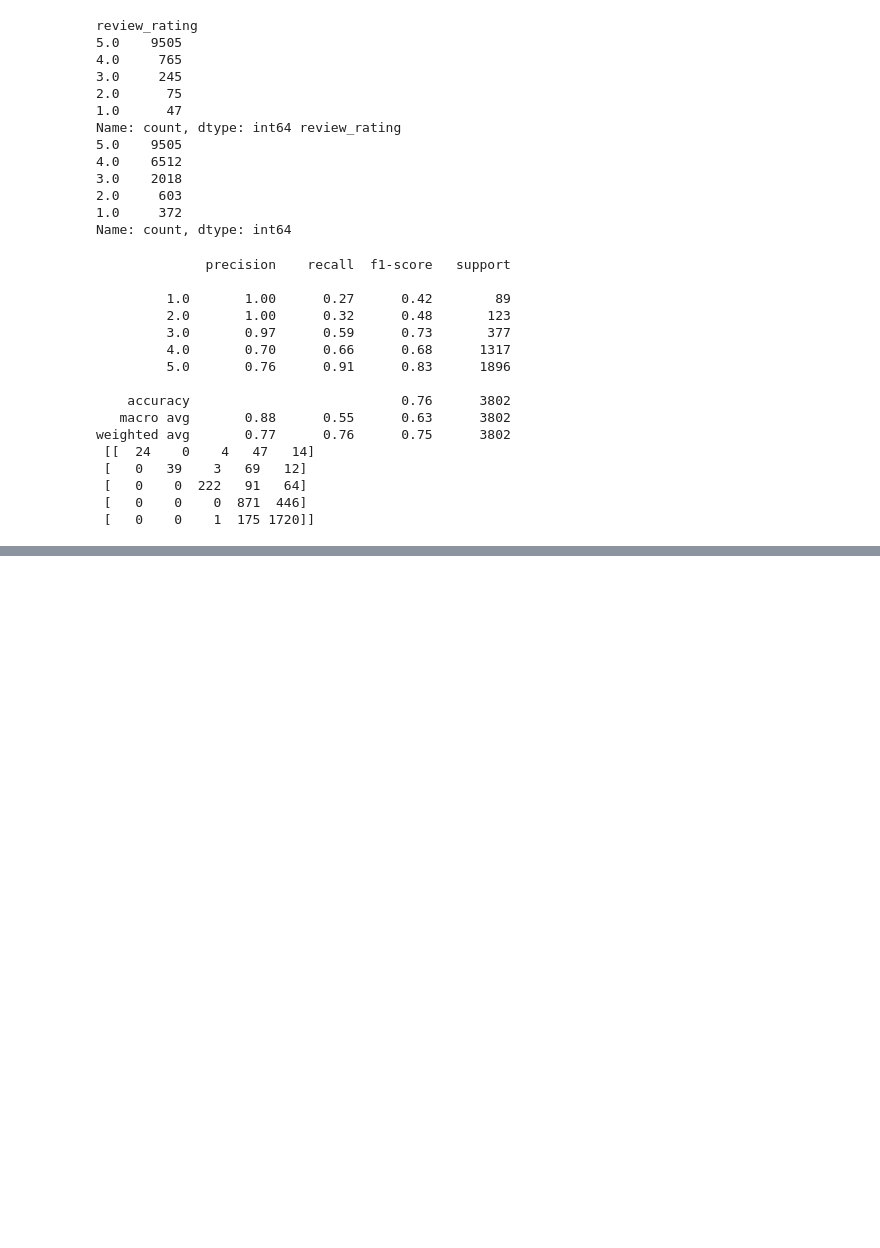
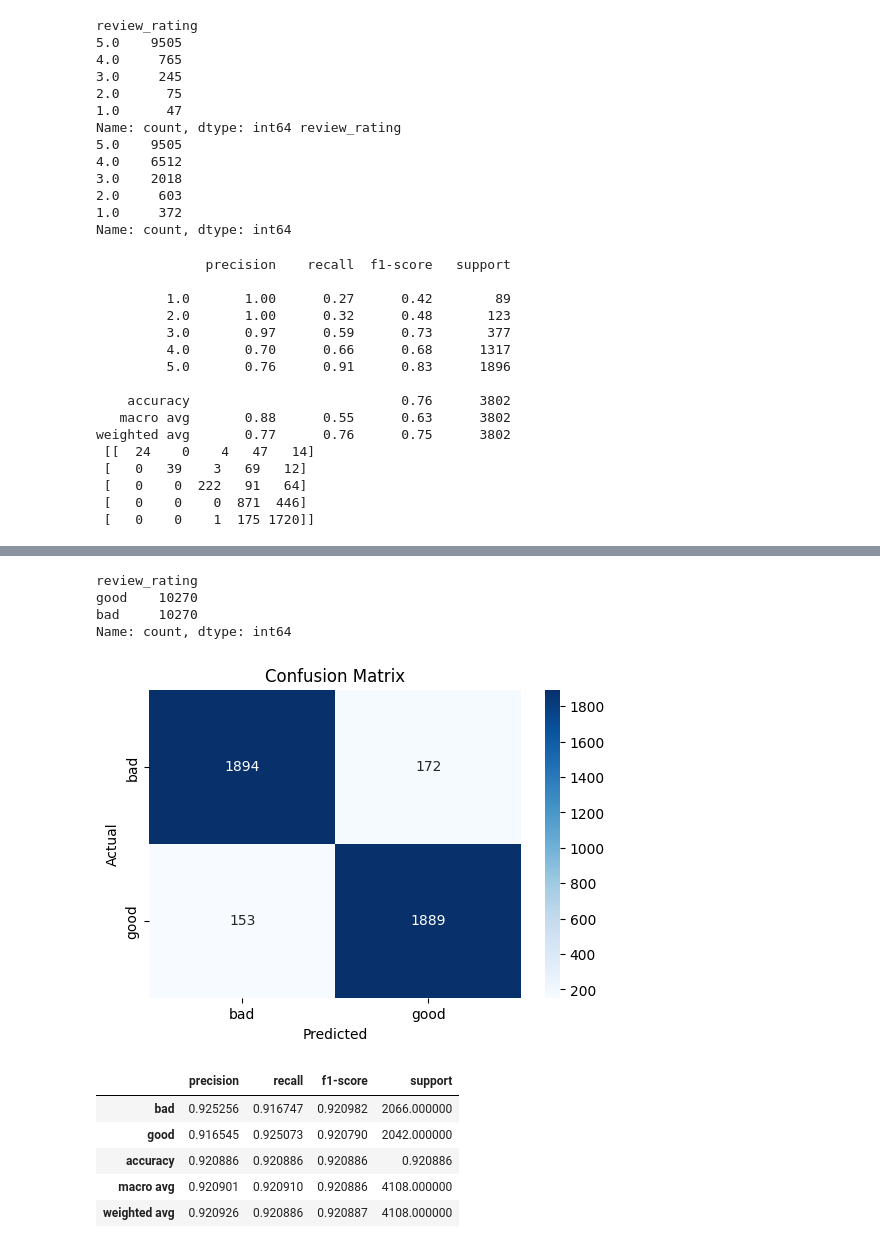
Before and after one commit to Lakes41/Course-Reviews-Sentiment-analysis, a Jupyter notebook: Main.ipynb, the cells around one changed output, grey strips where cells are left out. Saved outputs shown, nothing was run; the diff lists cells and outputs as text; code cells hidden in the pictures; blank space fills up the shorter version.

```diff
--- a/Main.ipynb
+++ b/Main.ipynb
@@ -278,0 +345,64 @@ weighted avg       0.77      0.76      0.75      3802
+# %%
+# Separate the majority and minority classes
+df_majority_binary = binary_data[binary_data.review_rating == 'good']
+df_minority_binary = binary_data[binary_data.review_rating == 'bad']
+
+# Oversample minority class
+df_minority_upsampled_binary = resample(df_minority_binary,
+                                        replace=True,     # sample with replacement
+                                        n_samples=len(df_majority_binary),    # to match majority class
+                                        random_state=2025) # reproducible results
+
+# Combine majority class with upsampled minority class
+df_upsampled_binary = pd.concat([df_majority_binary, df_minority_upsampled_binary])
+
+# Display new class counts
+df_upsampled_binary.review_rating.value_counts()
+# %% [output]
+review_rating
+good    10270
+bad     10270
+Name: count, dtype: int64
+# %%
+# Split the upsampled binary data into features (X) and target label (y)
+X_upsampled_binary = df_upsampled_binary['review_comment']
+y_upsampled_binary = df_upsampled_binary['review_rating']
+
+# Split the upsampled data into training and testing sets
+X_train_upsampled_binary, X_test_upsampled_binary, y_train_upsampled_binary, y_test_upsampled_binary = train_test_split(
+    X_upsampled_binary, y_upsampled_binary, test_size=0.2, random_state=42)
+
+# Train the model with the upsampled binary training data
+text_clf_upsampled_binary = make_pipeline(vectorizer, model)
+text_clf_upsampled_binary.fit(X_train_upsampled_binary, y_train_upsampled_binary)
+
+# Predict the categories of the upsampled binary test data
+y_pred_upsampled_binary = text_clf_upsampled_binary.predict(X_test_upsampled_binary)
+
+# Calculate the classification report for the upsampled binary data
+report_upsampled_binary = classification_report(y_test_upsampled_binary, y_pred_upsampled_binary, output_dict=True)
+
+# Calculate the confusion matrix for the upsampled binary data
+conf_matrix_upsampled_binary = confusion_matrix(y_test_upsampled_binary, y_pred_upsampled_binary)
+
+# Convert classification report to DataFrame for better visualization
+report_upsampled_binary_df = pd.DataFrame(report_upsampled_binary).transpose()
+
+# Plot confusion matrix as a heatmap
+plt.figure(figsize=(6, 4))
+sns.heatmap(conf_matrix_upsampled_binary, annot=True, fmt='d', cmap='Blues',
+            xticklabels=['bad', 'good'], yticklabels=['bad', 'good'])
+plt.ylabel('Actual')
+plt.xlabel('Predicted')
+plt.title('Confusion Matrix')
+plt.show()
+
+report_upsampled_binary_df
+# %% [output]
+[figure, added]
+|  | precision | recall | f1-score | support |
+| bad | 0.925256 | 0.916747 | 0.920982 | 2066.000000 |
+| good | 0.916545 | 0.925073 | 0.920790 | 2042.000000 |
+| accuracy | 0.920886 | 0.920886 | 0.920886 | 0.920886 |
+| macro avg | 0.920901 | 0.920910 | 0.920886 | 4108.000000 |
+| weighted avg | 0.920926 | 0.920886 | 0.920887 | 4108.000000 |
```
Also changed, not shown: parts of 11 cells of this notebook.
